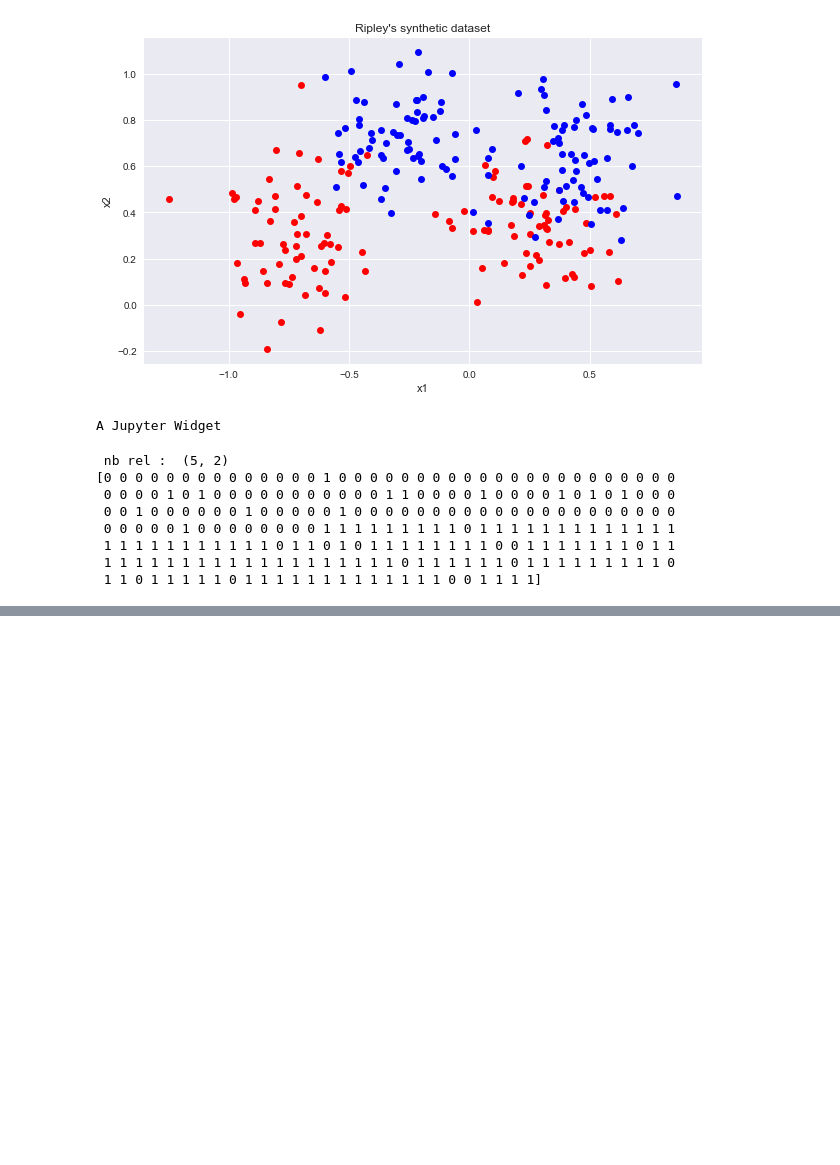
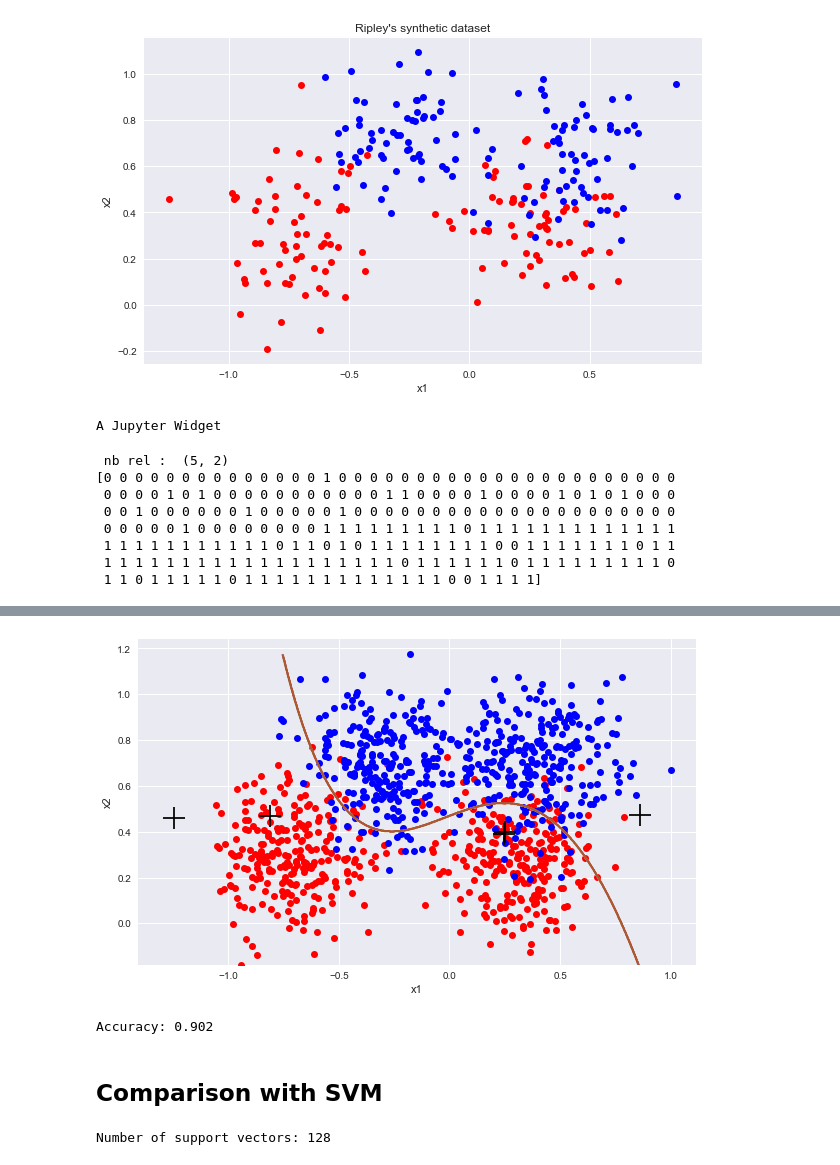
Before and after one commit to PPSantos/DD2434_proj, a Jupyter notebook: src/classification.ipynb, the cells around one changed output, grey strips where cells are left out. Drawn from its saved outputs; the diff is of its cells as text; code cells hidden in the pictures; blank space fills up the shorter version.

```diff
--- a/src/classification.ipynb
+++ b/src/classification.ipynb
@@ -99,0 +132,3 @@ plt.show()
+# %%
+pred_test = rvc.predict(X_test)
+print(pred_test)
@@ -99,0 +153,41 @@ plt.show()
+# %%
+h = 0.002  # step size in the mesh
+# create a mesh to plot in
+x_min, x_max = X_test[:, 0].min(), X_test[:, 0].max()
+y_min, y_max = X_test[:, 1].min(), X_test[:, 1].max()
+xx, yy = np.meshgrid(np.arange(x_min, x_max, h),
+                     np.arange(y_min, y_max, h))
+
+
+# Plot the decision boundary. For that, we will assign a color to each
+# point in the mesh [x_min, m_max]x[y_min, y_max].
+Z_test = rvc.predict(np.c_[xx.ravel(), yy.ravel()])
+
+# Put the result into a color plot
+Z_test = Z_test.reshape(xx.shape)
+
+fig = plt.figure(figsize=(10, 6))
+sns.set(style="darkgrid")
+plt.plot(X_test[classA_indexes_test, 0], X_test[classA_indexes_test, 1], 'ro', zorder=1)
+plt.plot(X_test[classB_indexes_test, 0], X_test[classB_indexes_test, 1], 'bo', zorder=1)
+plt.scatter(relevance_vect[:,0], relevance_vect[:,1], c='black', marker='+', s=500, zorder=2)
+#plt.plot(relevance_vect[:,0], relevance_vect[:,1], 'go')
+plt.contour(xx, yy, Z_test, cmap=plt.cm.Paired)
+#plt.title('Ripley\'s synthetic test dataset')
+plt.xlabel("x1")
+plt.ylabel("x2")
+plt.show()
+
+print('Accuracy:', accuracy_score(T_test, pred_test))
+# %% [output]
+[figure, added]
+Accuracy: 0.902
+# %% [markdown]
+## Comparison with SVM
+# %%
+svc = SVC(coef0=0.5)
+svc.fit(X, T)
+support_vectors_idx = svc.support_
+print('Number of support vectors:', len(support_vectors_idx))
+# %% [output]
+Number of support vectors: 128
```
Also changed, not shown: parts of 10 cells of this notebook.
